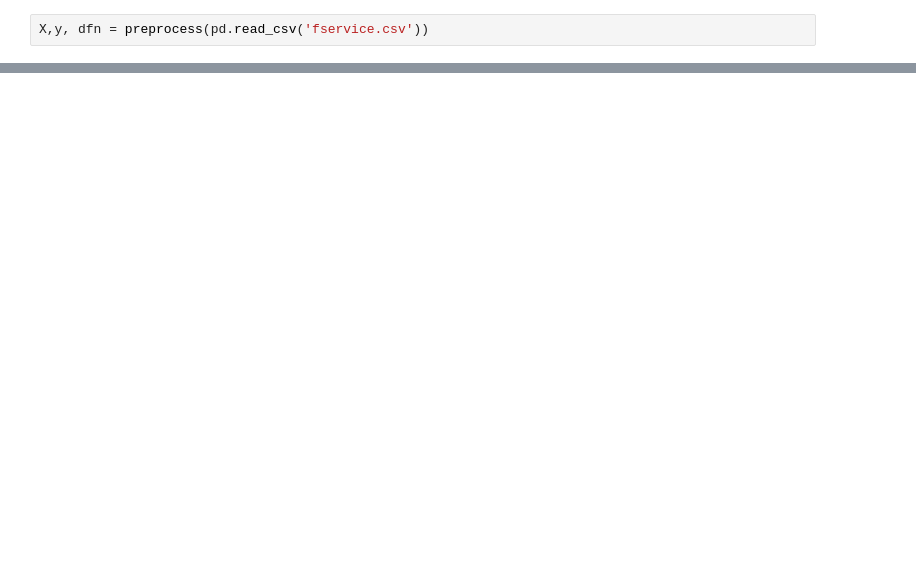
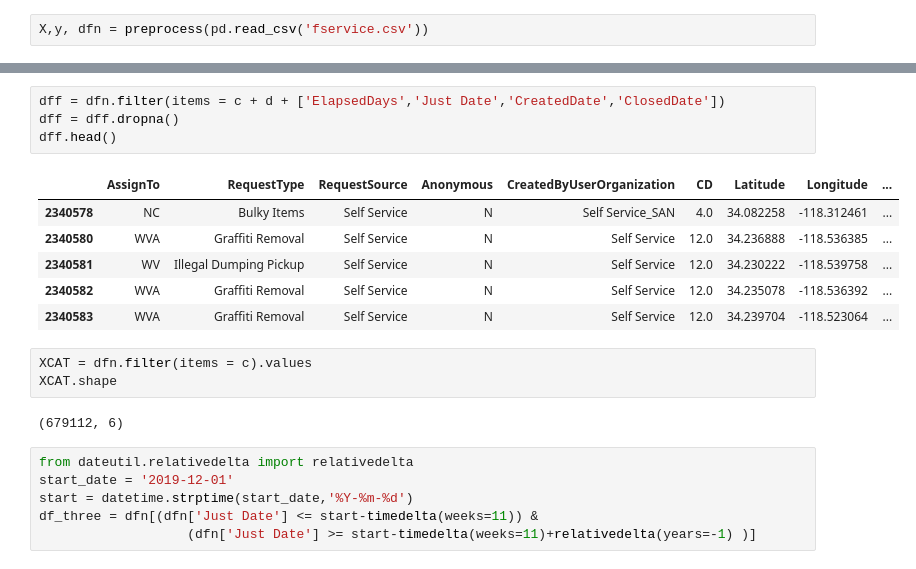
Before and after one commit to p-ai-org/p-requests, a Jupyter notebook: 311_Requests_Model/elapsed-days-classifier-notebook.ipynb, the cells around one changed output, grey strips where cells are left out. Drawn from its saved outputs; the diff is of its cells as text; blank space fills up the shorter version.

```diff
--- a/311_Requests_Model/elapsed-days-classifier-notebook.ipynb
+++ b/311_Requests_Model/elapsed-days-classifier-notebook.ipynb
@@ -248,0 +303,22 @@ dfn.head()
+# %%
+dff = dfn.filter(items = c + d + ['ElapsedDays','Just Date','CreatedDate','ClosedDate'])
+dff = dff.dropna()
+dff.head()
+# %% [output]
+|  | AssignTo | RequestType | RequestSource | Anonymous | CreatedByUserOrganization | CD | Latitude | Longitude | ... |
+| 2340578 | NC | Bulky Items | Self Service | N | Self Service_SAN | 4.0 | 34.082258 | -118.312461 | ... |
+| 2340580 | WVA | Graffiti Removal | Self Service | N | Self Service | 12.0 | 34.236888 | -118.536385 | ... |
+| 2340581 | WV | Illegal Dumping Pickup | Self Service | N | Self Service | 12.0 | 34.230222 | -118.539758 | ... |
+| 2340582 | WVA | Graffiti Removal | Self Service | N | Self Service | 12.0 | 34.235078 | -118.536392 | ... |
+| 2340583 | WVA | Graffiti Removal | Self Service | N | Self Service | 12.0 | 34.239704 | -118.523064 | ... |
+# %%
+XCAT = dfn.filter(items = c).values
+XCAT.shape
+# %% [output]
+(679112, 6)
+# %%
+from dateutil.relativedelta import relativedelta
+start_date = '2019-12-01'
+start = datetime.strptime(start_date,'%Y-%m-%d')
+df_three = dfn[(dfn['Just Date'] <= start-timedelta(weeks=11)) &
+                   (dfn['Just Date'] >= start-timedelta(weeks=11)+relativedelta(years=-1) )]
```
Also changed, not shown: parts of 15 cells of this notebook, 1 other file.
